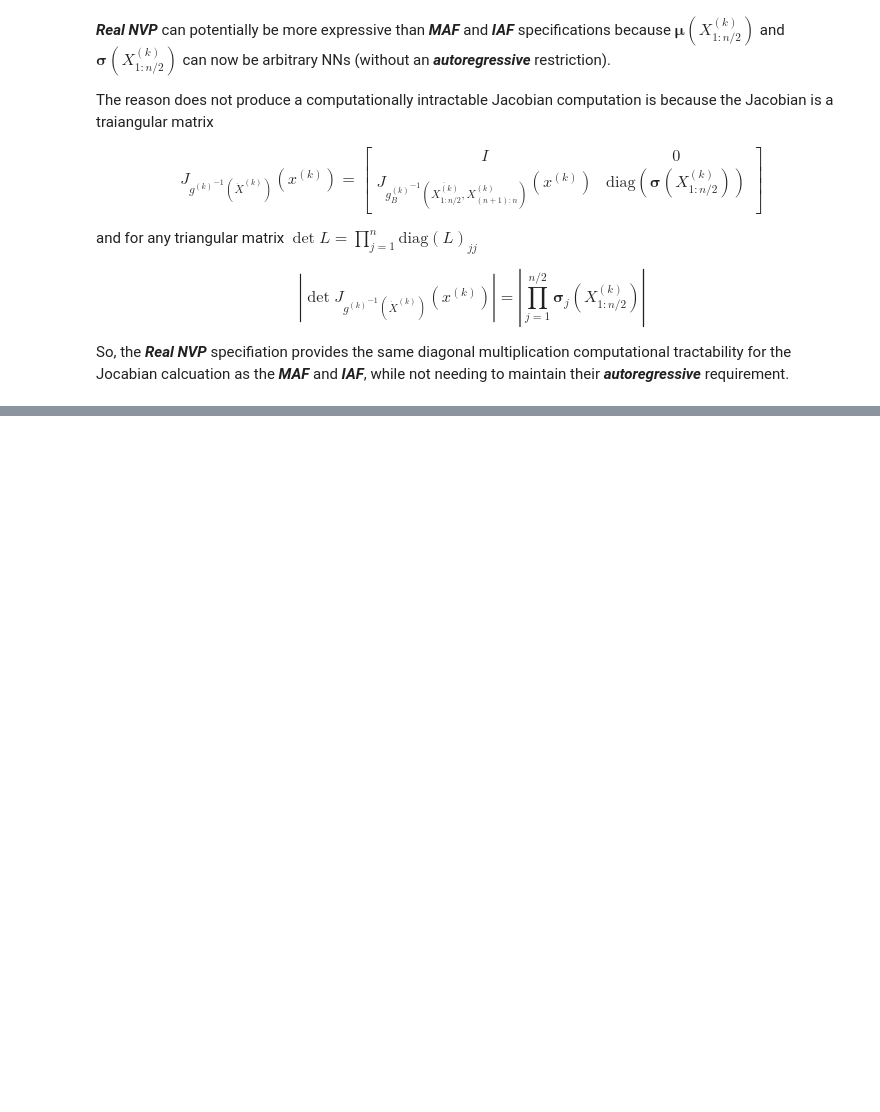
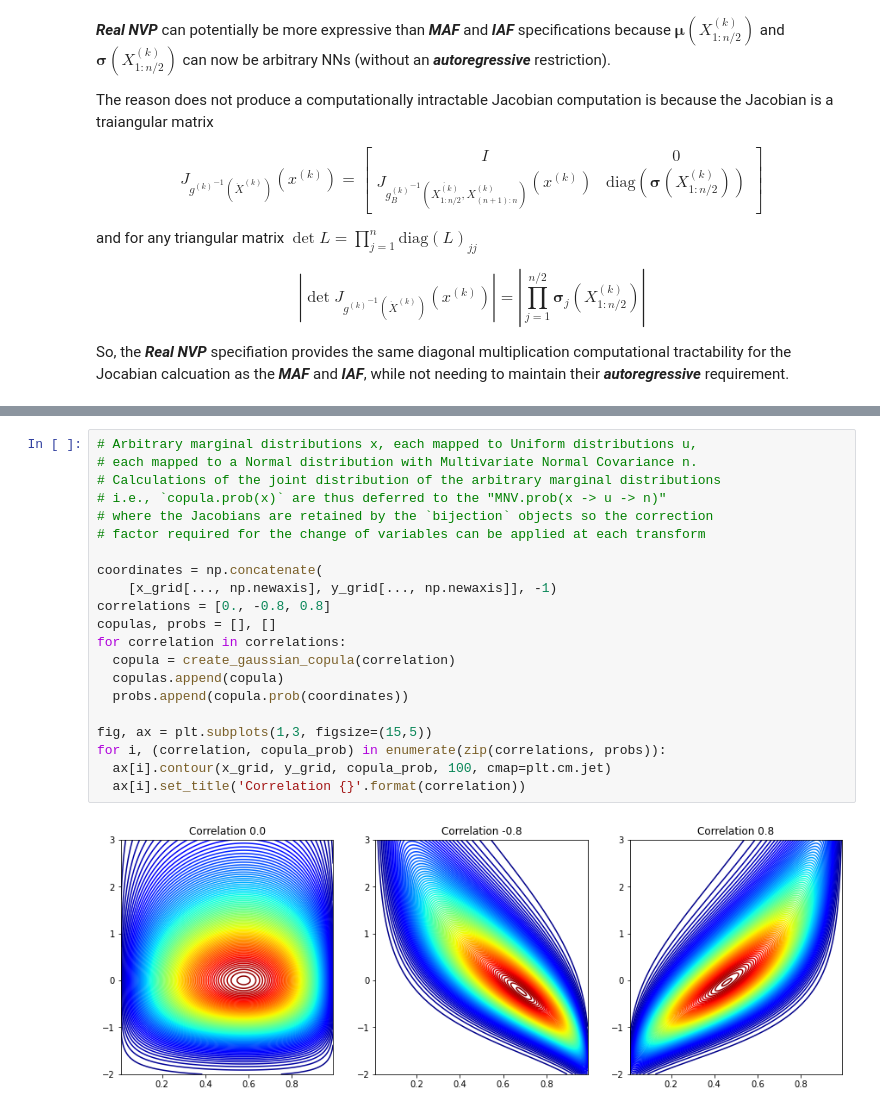
Before and after one commit to pointOfive/STA410_W23_Week12_Reading, a Jupyter notebook: Week12_NormalizingFlows.ipynb, the cells around one changed output, grey strips where cells are left out. Cells and saved outputs as stored; diff of their text form; blank space fills up the shorter version.

```diff
--- a/Week12_NormalizingFlows.ipynb
+++ b/Week12_NormalizingFlows.ipynb
@@ -471,0 +612,23 @@ requirement.
+# %%
+# Arbitrary marginal distributions x, each mapped to Uniform distributions u,
+# each mapped to a Normal distribution with Multivariate Normal Covariance n.
+# Calculations of the joint distribution of the arbitrary marginal distributions
+# i.e., `copula.prob(x)` are thus deferred to the "MNV.prob(x -> u -> n)"
+# where the Jacobians are retained by the `bijection` objects so the correction
+# factor required for the change of variables can be applied at each transform
+
+coordinates = np.concatenate(
+    [x_grid[..., np.newaxis], y_grid[..., np.newaxis]], -1)
+correlations = [0., -0.8, 0.8]
+copulas, probs = [], []
+for correlation in correlations:
+  copula = create_gaussian_copula(correlation)
+  copulas.append(copula)
+  probs.append(copula.prob(coordinates))
+
+fig, ax = plt.subplots(1,3, figsize=(15,5))
+for i, (correlation, copula_prob) in enumerate(zip(correlations, probs)):
+  ax[i].contour(x_grid, y_grid, copula_prob, 100, cmap=plt.cm.jet)
+  ax[i].set_title('Correlation {}'.format(correlation))
+# %% [output]
+[figure, added]
```
Also changed, not shown: parts of 7 cells of this notebook.
